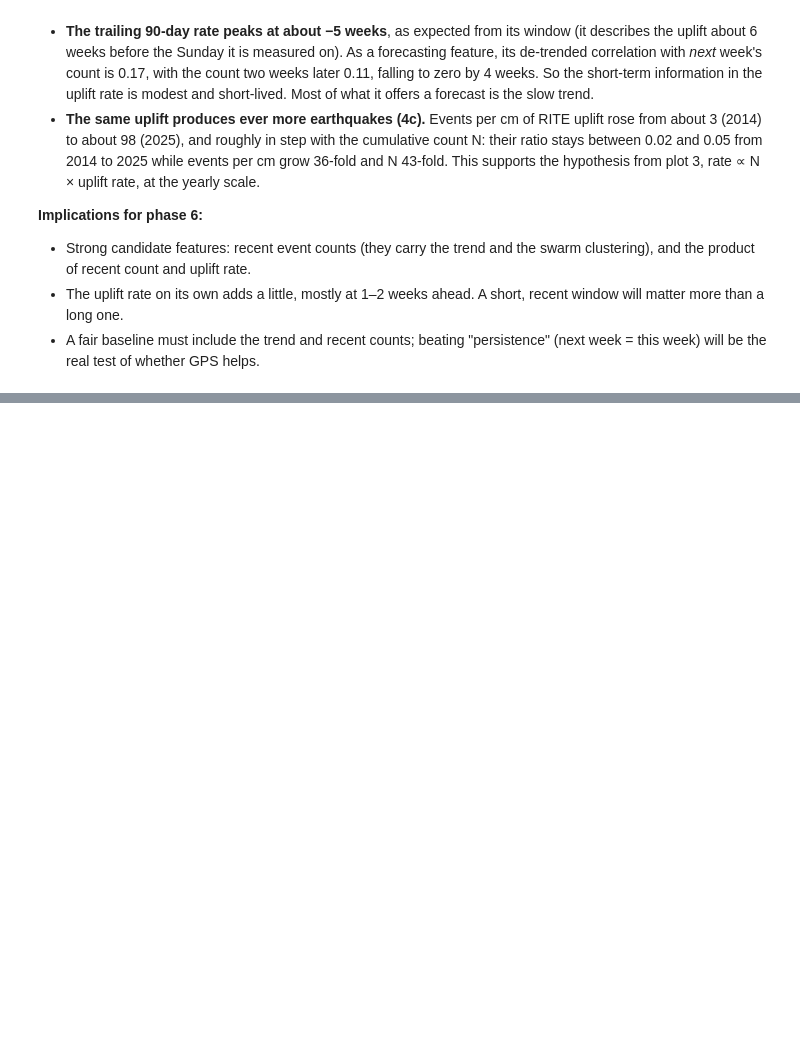
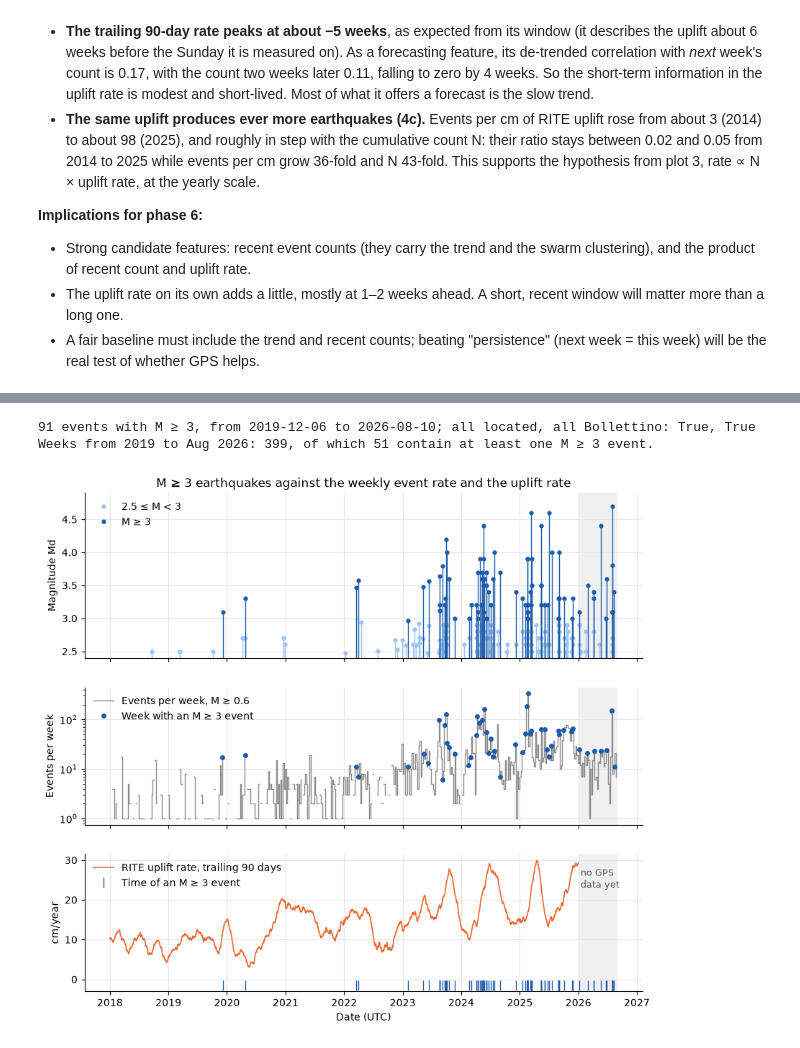
Before and after one commit to PatrickBolton/flegrei-seismicity, a Jupyter notebook: notebooks/02_explore.ipynb, the cells around one changed output, grey strips where cells are left out. Saved outputs shown, nothing was run; the diff lists cells and outputs as text; code cells hidden in the pictures; blank space fills up the shorter version.

```diff
--- a/notebooks/02_explore.ipynb
+++ b/notebooks/02_explore.ipynb
@@ -454,0 +461,58 @@ yearly.round(2)
+# %%
+m_binned = bin_magnitudes(events["md"])
+big = events[m_binned >= 3.0 - 1e-9]
+medium = events[(m_binned >= 2.5 - 1e-9) & (m_binned < 3.0 - 1e-9)]
+print(f"{len(big)} events with M ≥ 3, from {big['time'].min():%Y-%m-%d} to {big['time'].max():%Y-%m-%d}; "
+      f"all located, all Bollettino: {big['has_location'].all()}, {(big['level'] == 'Bollettino').all()}")
+
+end_complete = "2026-08-30"
+weeks_18 = event_counts(events, "W", mc=MC_MAIN, start="2018-01-01", end=end_complete)
+big_weeks = event_counts(big, "W", start="2018-01-01", end=end_complete)
+print(f"Weeks from 2019 to Aug 2026: {(weeks_18.index >= '2019-01-01').sum()}, "
+      f"of which {(big_weeks > 0).sum()} contain at least one M ≥ 3 event.")
+# %% [output]
+91 events with M ≥ 3, from 2019-12-06 to 2026-08-10; all located, all Bollettino: True, True
+Weeks from 2019 to Aug 2026: 399, of which 51 contain at least one M ≥ 3 event.
+# %%
+fig, (ax_m, ax_n, ax_r) = plt.subplots(3, 1, figsize=(10, 9), sharex=True,
+                                       gridspec_kw={"height_ratios": [1.2, 1, 1]})
+
+# Top: each event with M >= 2.5 as a stem; M >= 3 in dark blue.
+for subset, colour, label in [(medium, "#9ec5f4", "2.5 ≤ M < 3"), (big, "#1c5cab", "M ≥ 3")]:
+    subset = subset[(subset["time"] >= "2018-01-01") & (subset["time"] < end_complete)]
+    ax_m.vlines(subset["time"], 2.4, subset["md"], color=colour, linewidth=1)
+    ax_m.plot(subset["time"], subset["md"], "o", markersize=3.5, color=colour, label=label)
+ax_m.set_ylim(2.4, 4.9)
+ax_m.set_ylabel("Magnitude Md")
+ax_m.set_title("M ≥ 3 earthquakes against the weekly event rate and the uplift rate")
+ax_m.legend(frameon=False, loc="upper left")
+
+# Middle: weekly counts at M >= Mc; weeks with an M >= 3 event marked.
+ax_n.plot(weeks_18.index, weeks_18.where(weeks_18 > 0), drawstyle="steps-post", linewidth=1,
+          color="0.55", label=f"Events per week, M ≥ {MC_MAIN}")
+marked = weeks_18[big_weeks.reindex(weeks_18.index, fill_value=0) > 0]
+ax_n.plot(marked.index + pd.Timedelta(days=3), marked, "o", markersize=4, color="#1c5cab",
+          label="Week with an M ≥ 3 event")
+ax_n.set_yscale("log")
+ax_n.set_ylabel("Events per week")
+ax_n.legend(frameon=False, loc="upper left")
+
+# Bottom: RITE uplift rate, with a tick at the time of each M >= 3 event.
+rite_rate_90 = trailing_rate(station_daily(gps, "RITE"), 90) * 100
+ax_r.plot(rite_rate_90["2018":].index, rite_rate_90["2018":], linewidth=1.2, color="#eb6834",
+          label="RITE uplift rate, trailing 90 days")
+ax_r.plot(big["time"], np.full(len(big), -1.5), "|", markersize=10, color="#1c5cab",
+          label="Time of an M ≥ 3 event")
+ax_r.set_ylabel("cm/year")
+ax_r.set_xlabel("Date (UTC)")
+ax_r.legend(frameon=False, loc="upper left")
+
+for ax in (ax_m, ax_n, ax_r):
+    ax.axvspan(pd.Timestamp("2026-01-01", tz="UTC"), pd.Timestamp(end_complete, tz="UTC"),
+               color="0.94", zorder=0)
+    ax.grid(True, which="major", color="0.9", linewidth=0.8)
+    ax.spines[["top", "right"]].set_visible(False)
+ax_r.text(pd.Timestamp("2026-01-15", tz="UTC"), 28, "no GPS\ndata yet", fontsize=9, color="0.35", va="top")
+plt.show()
+# %% [output]
+[figure, added]
```
Also changed, not shown: parts of 7 cells of this notebook.
